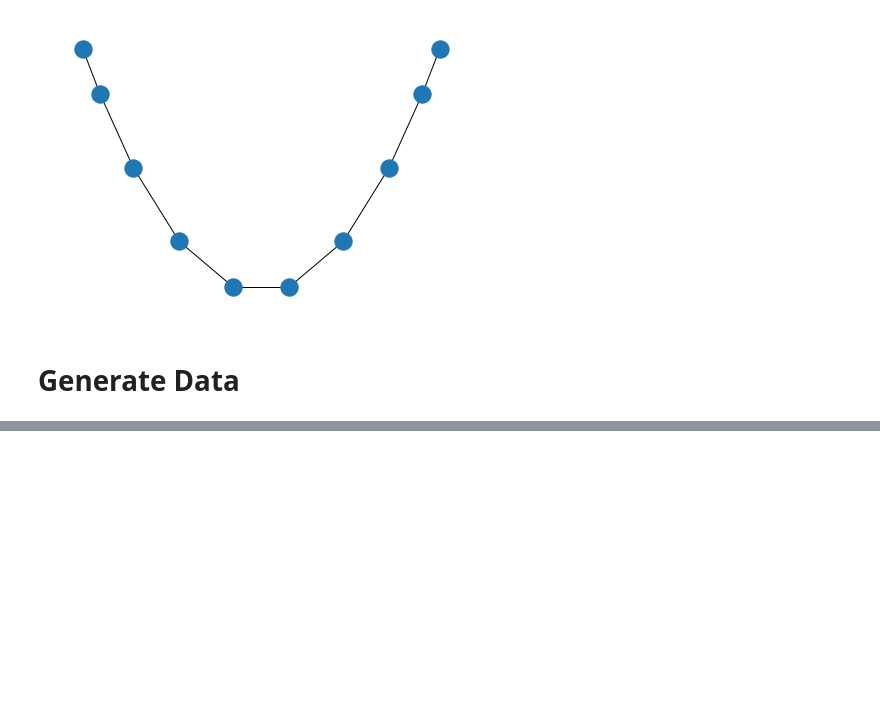
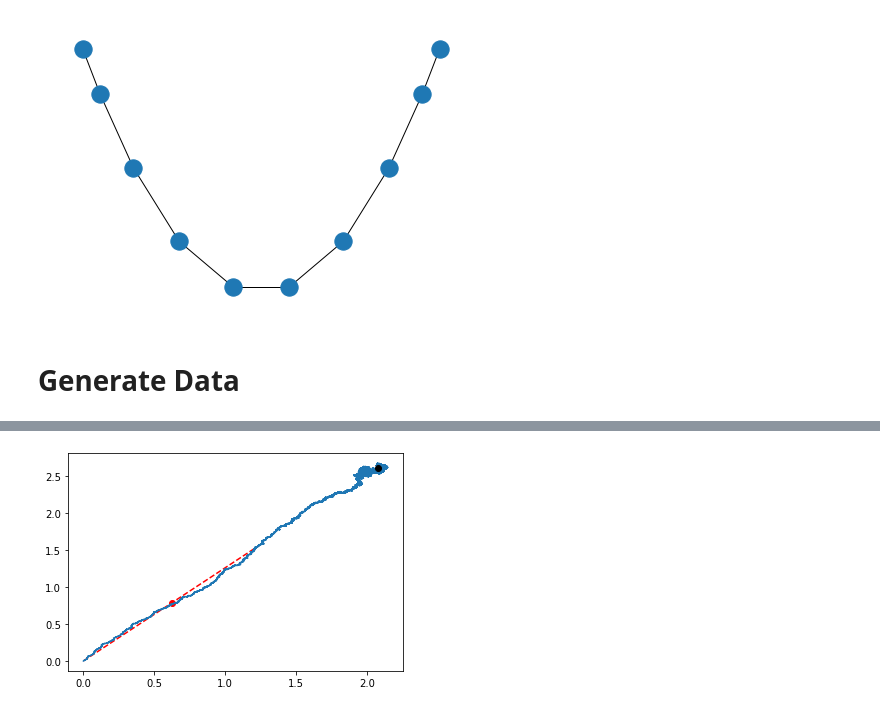
Before and after one commit to evanjfaulkner/Distributed-Opt, a Jupyter notebook: distributed_opt_ex.ipynb, the cells around one changed output, grey strips where cells are left out. Cells and saved outputs as stored; diff of their text form; code cells hidden in the pictures; blank space fills up the shorter version.

```diff
--- a/distributed_opt_ex.ipynb
+++ b/distributed_opt_ex.ipynb
@@ -60,0 +113,10 @@ plt.show()
+# %%
+w_hist = np.array(w_hist)
+plt.figure()
+plt.scatter(a[0],a[1],c='r')
+plt.plot([0,2*a[0]],[0,2*a[1]],'--',c='r')
+plt.plot(w_hist[:,0],w_hist[:,1])
+plt.scatter(w_hist[-1,0],w_hist[-1,1],c='k',zorder=10)
+plt.show()
+# %% [output]
+[figure, added]
```
Also changed, not shown: parts of 10 cells of this notebook.
